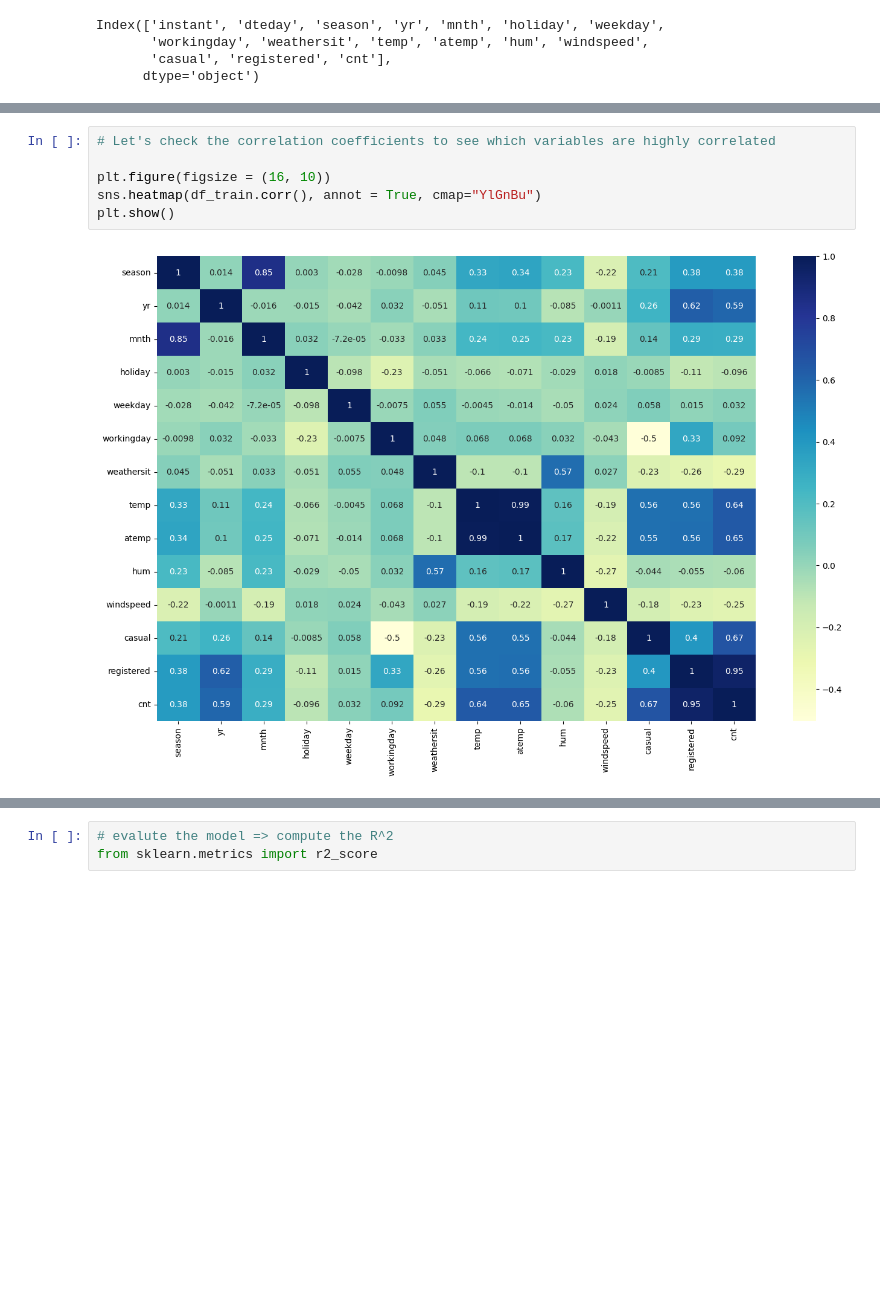
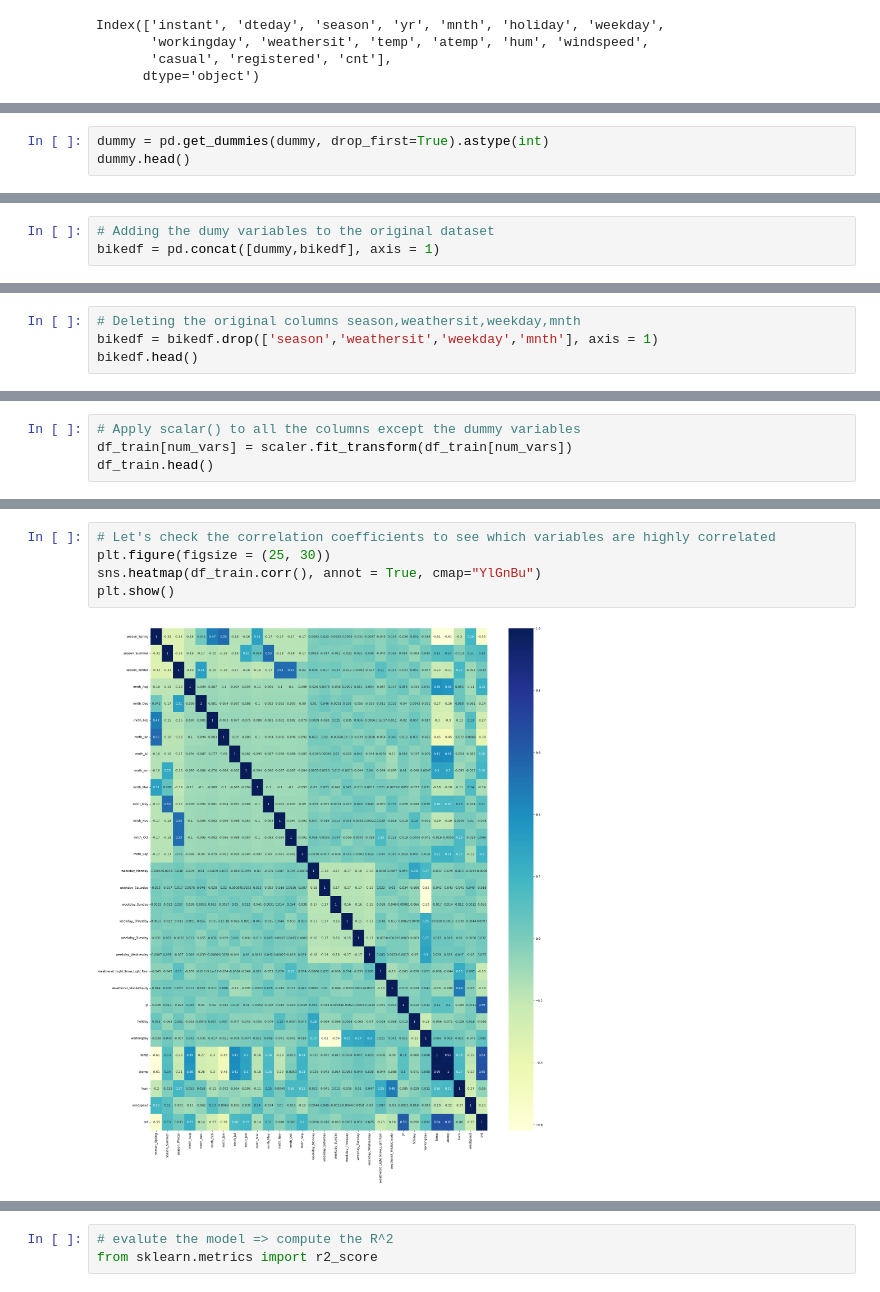
Before and after one commit to Rajbeer-singh2706/bike-sharing-case-study, a Jupyter notebook: bike_sharing.ipynb, the cells around one changed output, grey strips where cells are left out. Saved outputs shown, nothing was run; the diff lists cells and outputs as text; blank space fills up the shorter version.

```diff
--- a/bike_sharing.ipynb
+++ b/bike_sharing.ipynb
@@ -64,0 +253,3 @@ Name: count, dtype: int64
+# %%
+dummy = pd.get_dummies(dummy, drop_first=True).astype(int)
+dummy.head()
@@ -64,0 +264,3 @@ Name: count, dtype: int64
+# %%
+# Adding the dumy variables to the original dataset
+bikedf = pd.concat([dummy,bikedf], axis = 1)
@@ -64,0 +277,4 @@ Name: count, dtype: int64
+# %%
+# Deleting the original columns season,weathersit,weekday,mnth
+bikedf = bikedf.drop(['season','weathersit','weekday','mnth'], axis = 1)
+bikedf.head()
@@ -136,0 +332,4 @@ scaler = MinMaxScaler()
+# %%
+# Apply scalar() to all the columns except the dummy variables
+df_train[num_vars] = scaler.fit_transform(df_train[num_vars])
+df_train.head()
@@ -137,8 +357,7 @@ scaler = MinMaxScaler()
 # %%
 # Let's check the correlation coefficients to see which variables are highly correlated
-
-plt.figure(figsize = (16, 10))
+plt.figure(figsize = (25, 30))
 sns.heatmap(df_train.corr(), annot = True, cmap="YlGnBu")
 plt.show()
 # %% [output]
-[figure, old version]
+[figure, new version]
```
Also changed, not shown: parts of 103 cells of this notebook.
